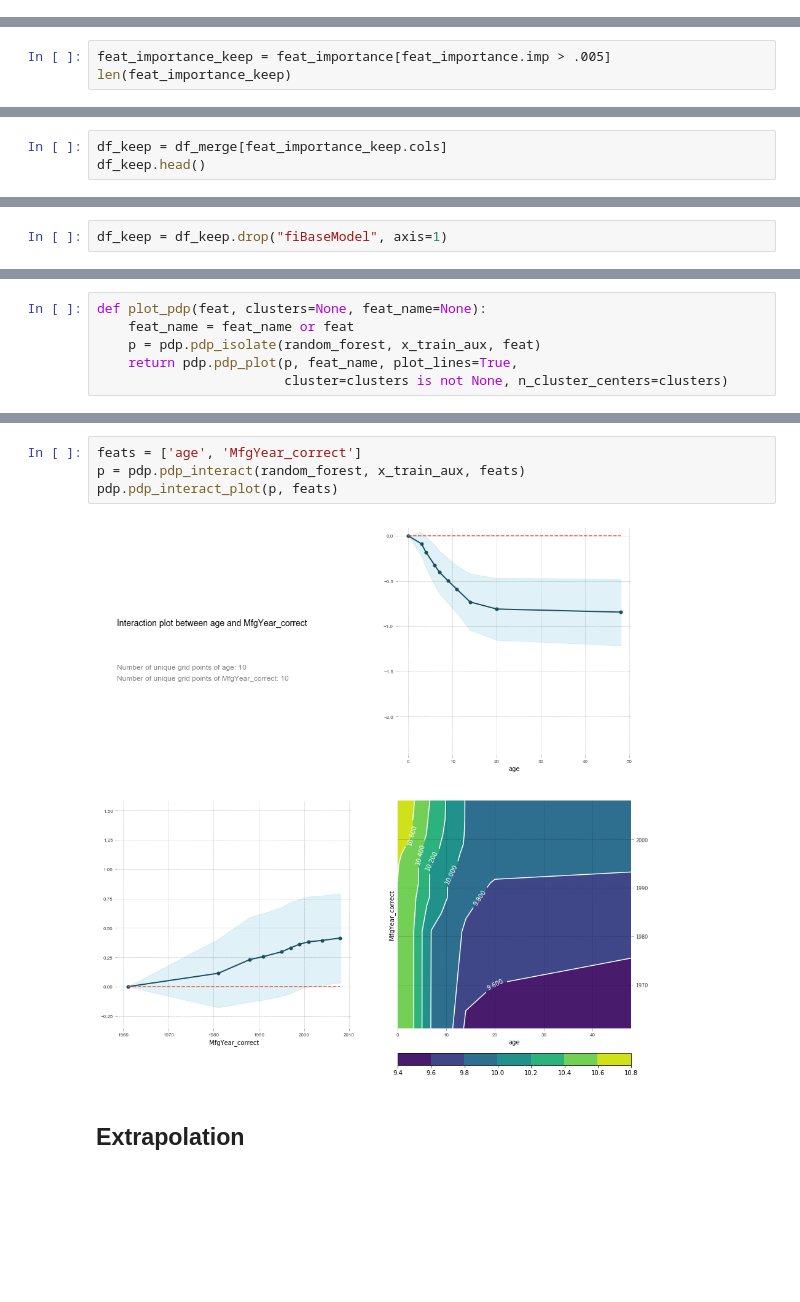
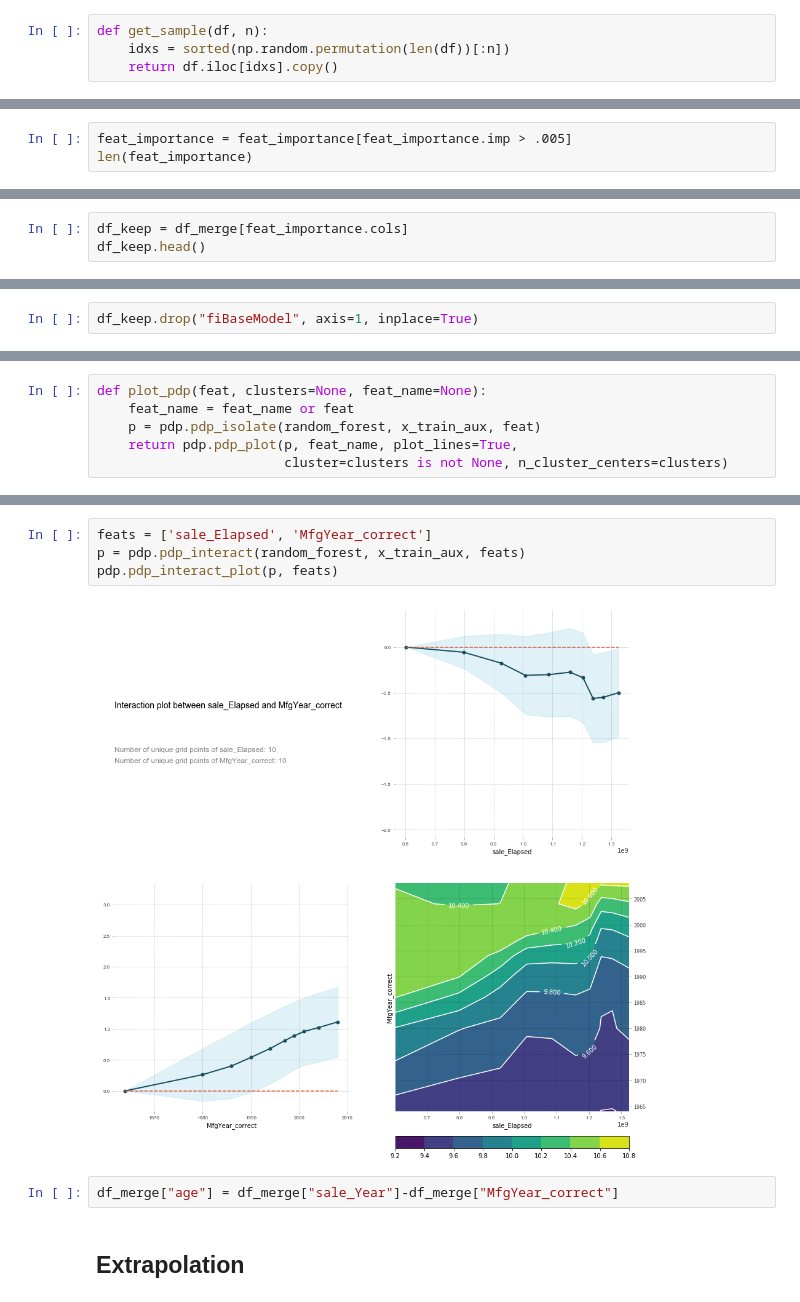
Before and after one commit to BastienVialla/bluebook_for_bulldozers, a Jupyter notebook: bulldozers.ipynb, the cells around one changed output, grey strips where cells are left out. Saved outputs shown, nothing was run; the diff lists cells and outputs as text; blank space fills up the shorter version.

```diff
--- a/bulldozers.ipynb
+++ b/bulldozers.ipynb
@@ -633,0 +632,4 @@ In this section we investigate the features importance of the random forest.
+# %%
+def get_sample(df, n):
+    idxs = sorted(np.random.permutation(len(df))[:n])
+    return df.iloc[idxs].copy()
@@ -655,6 +690,6 @@ plot_feat_importance(feat_importance[:30])
 # %%
-feat_importance_keep = feat_importance[feat_importance.imp > .005]
-len(feat_importance_keep)
+feat_importance = feat_importance[feat_importance.imp > .005]
+len(feat_importance)
 # %% [output]
 23
 # %%
@@ -663,4 +698,4 @@ with open(f"{DATA_DIR}keep_cols", "wb") as handle:
 # %%
-df_keep = df_merge[feat_importance_keep.cols]
+df_keep = df_merge[feat_importance.cols]
 df_keep.head()
 # %% [output]
@@ -753,5 +777,5 @@ NameError: name 'dropped_columns' is not defined
 # %%
-df_keep = df_keep.drop("fiBaseModel", axis=1)
+df_keep.drop("fiBaseModel", axis=1, inplace=True)
 # %%
 raw_train, raw_valid = split_vals(df_keep, n_trn)
 x_train, x_valid = split_vals(df_keep, n_trn)
@@ -831,9 +859,11 @@ plot_pdp("ProductSize")
 # %%
-feats = ['age', 'MfgYear_correct']
+feats = ['sale_Elapsed', 'MfgYear_correct']
 p = pdp.pdp_interact(random_forest, x_train_aux, feats)
 pdp.pdp_interact_plot(p, feats)
 # %% [output]
-[figure, old version]
+[figure, new version]
+# %%
+df_merge["age"] = df_merge["sale_Year"]-df_merge["MfgYear_correct"]
 # %% [markdown]
 ## Extrapolation
 # %%
```
Also changed, not shown: parts of 91 cells of this notebook.
